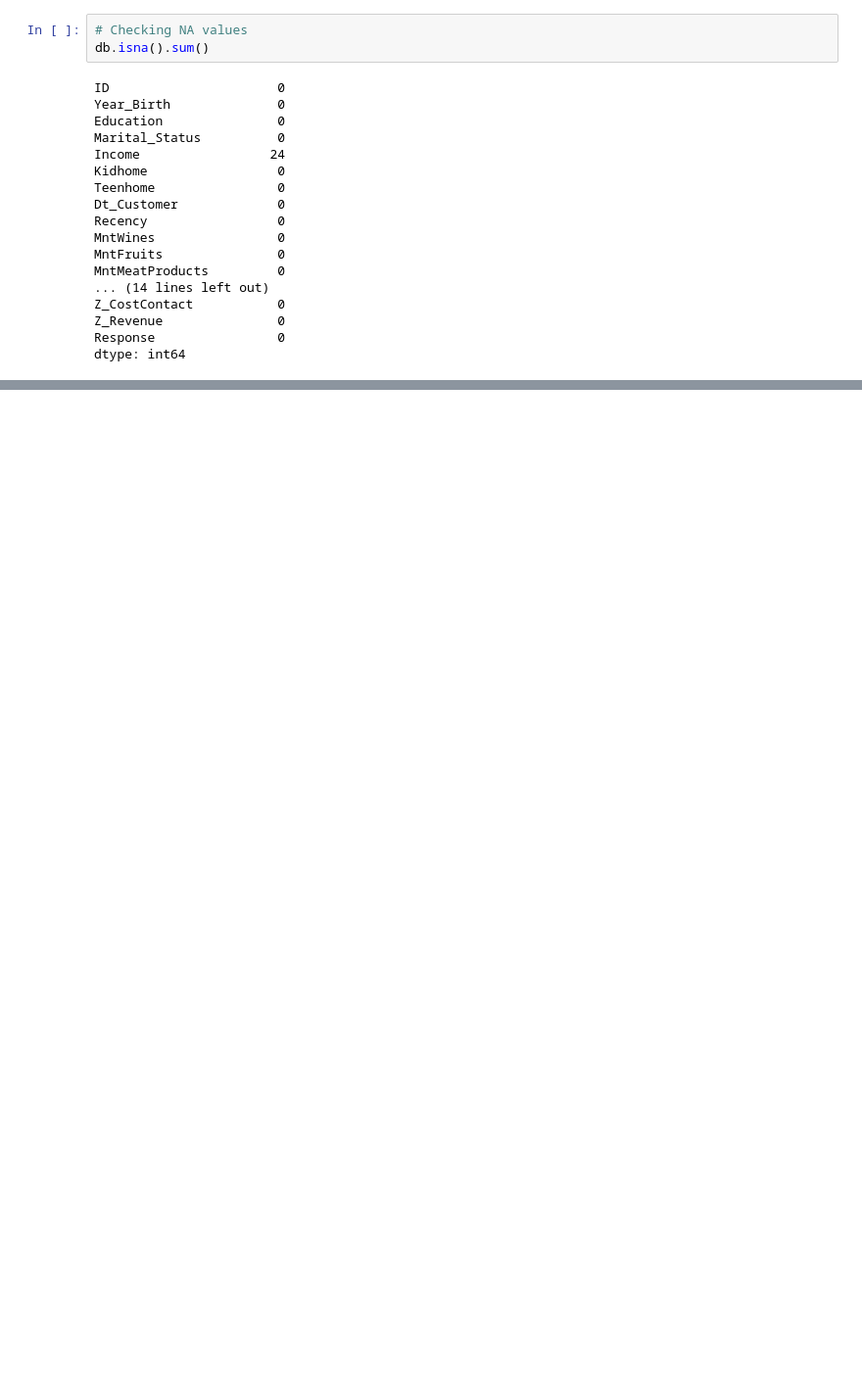
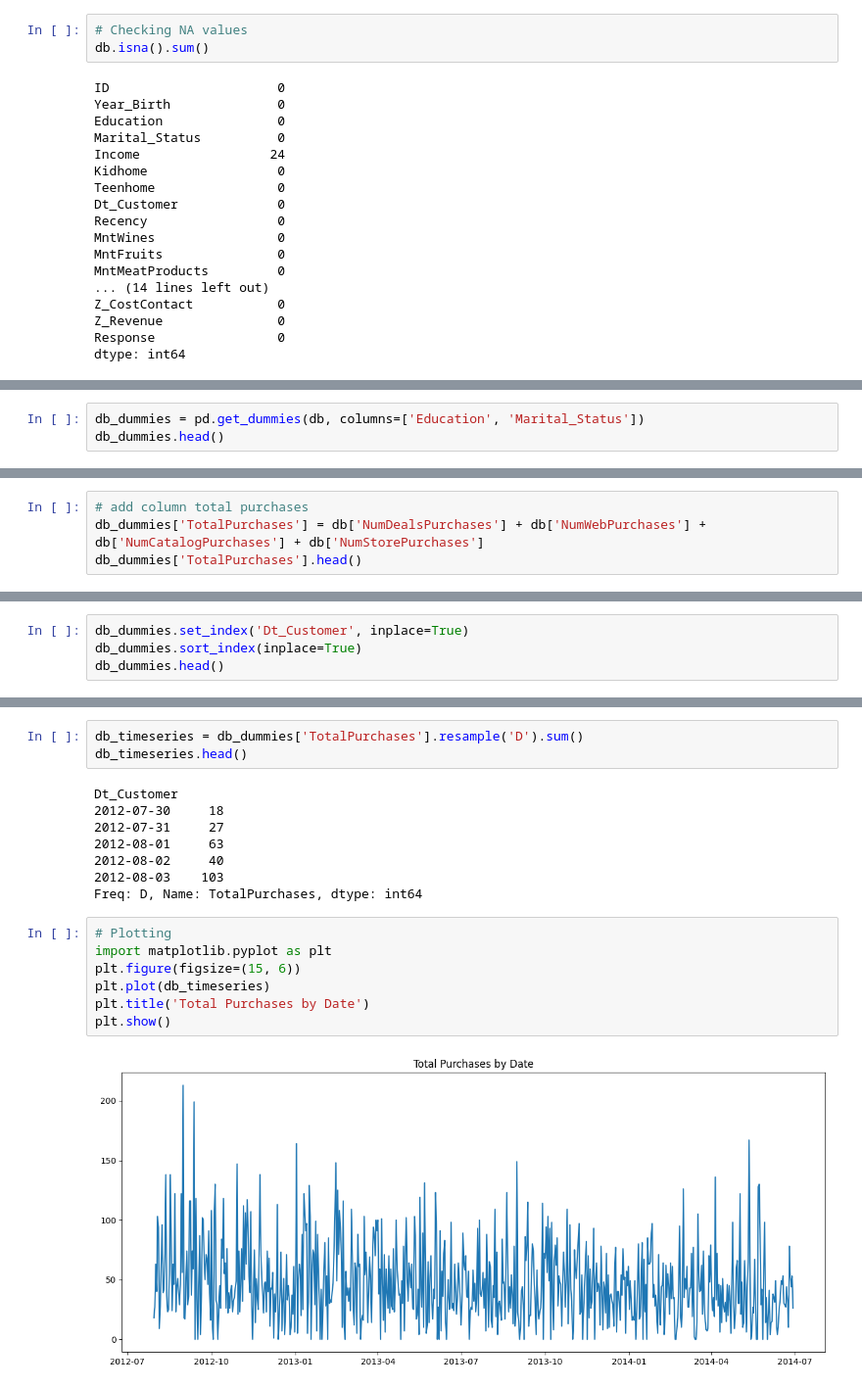
Before and after one commit to SantiagoArenas/TFG_Santiago, a Jupyter notebook: dataAcquisition/marketingCampaign2/campaign2TimeSeries.ipynb, the cells around one changed output, grey strips where cells are left out. Shown at 98% size. Saved outputs shown, nothing was run; the diff lists cells and outputs as text; blank space fills up the shorter version.

```diff
--- a/dataAcquisition/marketingCampaign2/campaign2TimeSeries.ipynb
+++ b/dataAcquisition/marketingCampaign2/campaign2TimeSeries.ipynb
@@ -48,0 +72,3 @@ db.head()
+# %%
+db_dummies = pd.get_dummies(db, columns=['Education', 'Marital_Status'])
+db_dummies.head()
@@ -48,0 +88,4 @@ db.head()
+# %%
+# add column total purchases
+db_dummies['TotalPurchases'] = db['NumDealsPurchases'] + db['NumWebPurchases'] + db['NumCatalogPurchases'] + db['NumStorePurchases']
+db_dummies['TotalPurchases'].head()
@@ -48,0 +99,4 @@ db.head()
+# %%
+db_dummies.set_index('Dt_Customer', inplace=True)
+db_dummies.sort_index(inplace=True)
+db_dummies.head()
@@ -48,0 +111,20 @@ db.head()
+# %%
+db_timeseries = db_dummies['TotalPurchases'].resample('D').sum()
+db_timeseries.head()
+# %% [output]
+Dt_Customer
+2012-07-30     18
+2012-07-31     27
+2012-08-01     63
+2012-08-02     40
+2012-08-03    103
+Freq: D, Name: TotalPurchases, dtype: int64
+# %%
+# Plotting
+import matplotlib.pyplot as plt
+plt.figure(figsize=(15, 6))
+plt.plot(db_timeseries)
+plt.title('Total Purchases by Date')
+plt.show()
+# %% [output]
+[figure, added]
```
Also changed, not shown: parts of 15 cells of this notebook, 1 other file.
